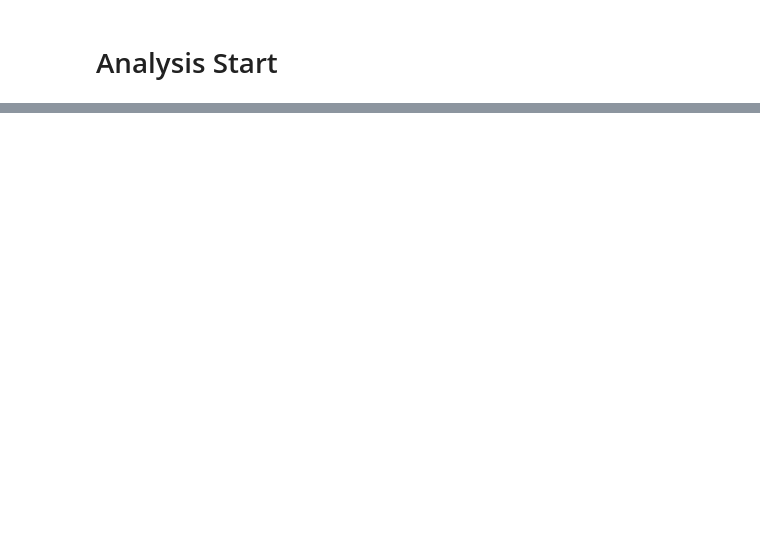
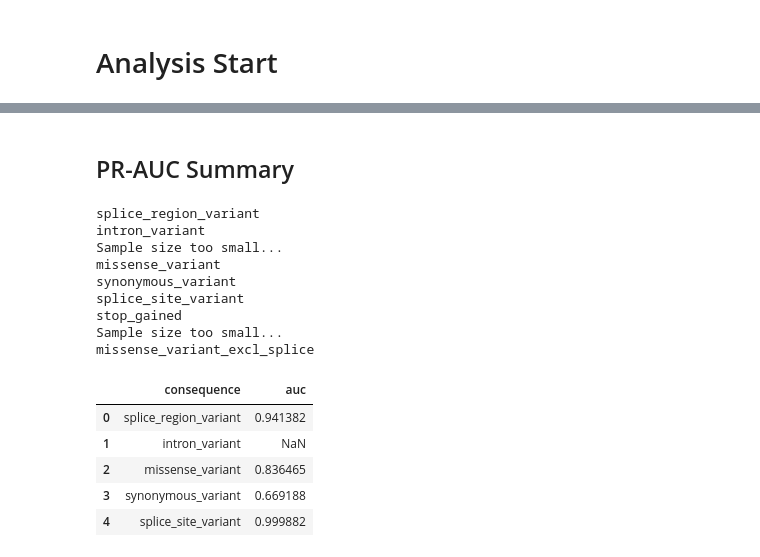
Before and after one commit to ivanw314/PillarProject_CAVA_Analysis, a Jupyter notebook: Notebooks/PP_CuratedSplicingProcessing.ipynb, the cells around one changed output, grey strips where cells are left out. Saved outputs shown, nothing was run; the diff lists cells and outputs as text; code cells hidden in the pictures; blank space fills up the shorter version.

Commit message:
Update PP_CuratedSplicingProcessing.ipynb
Added PR-AUC summary figure

```diff
--- a/Notebooks/PP_CuratedSplicingProcessing.ipynb
+++ b/Notebooks/PP_CuratedSplicingProcessing.ipynb
@@ -238,0 +433,2 @@ final_merged.head()
+# %% [markdown]
+## PR-AUC Summary
@@ -238,0 +459,46 @@ final_merged.head()
+# %%
+final_merged['even_simpler_consequence'] = final_merged['simplified_consequence']
+final_merged.loc[final_merged['simplified_consequence'].isin(['splice_donor_variant', 'splice_acceptor_variant']), 'even_simpler_consequence'] = 'splice_site_variant'
+
+splice_region_consequences = ['splice_polypyrimidine_tract_variant','splice_donor_region_variant','splice_region_variant','splice_donor_5th_base_variant']
+final_merged.loc[final_merged['simplified_consequence'].isin(splice_region_consequences), 'even_simpler_consequence'] = 'splice_region_variant'
+
+first_consequences = final_merged['even_simpler_consequence'].unique().tolist()
+first_consequences.append('missense_variant_excl_splice')
+
+#print(final_merged.value_counts('splice_consequence', normalize=True))
+# %%
+auc_tuples = []
+for consequence in first_consequences:
+    print(consequence)
+    if consequence == 'missense_variant_excl_splice':
+        df = final_merged.loc[(~final_merged['Consequence'].str.contains('splice')) & (final_merged['simplified_consequence'].isin(['missense_variant']))]
+
+    else:
+        df = final_merged.loc[final_merged['even_simpler_consequence'].isin([consequence])]
+
+
+    consequence_auc = get_auc(df, label_col='splice_consequence', pos_label='abnormal', neg_label='normal')
+
+    auc_tuples.append((consequence, consequence_auc))
+
+
+auc_df = pd.DataFrame(auc_tuples, columns=['consequence', 'auc'])
+
+auc_df.head()
+# %% [output]
+splice_region_variant
+intron_variant
+Sample size too small...
+missense_variant
+synonymous_variant
+splice_site_variant
+stop_gained
+Sample size too small...
+missense_variant_excl_splice
+|  | consequence | auc |
+| 0 | splice_region_variant | 0.941382 |
+| 1 | intron_variant | NaN |
+| 2 | missense_variant | 0.836465 |
+| 3 | synonymous_variant | 0.669188 |
+| 4 | splice_site_variant | 0.999882 |
```
Also changed, not shown: parts of 10 cells of this notebook.
